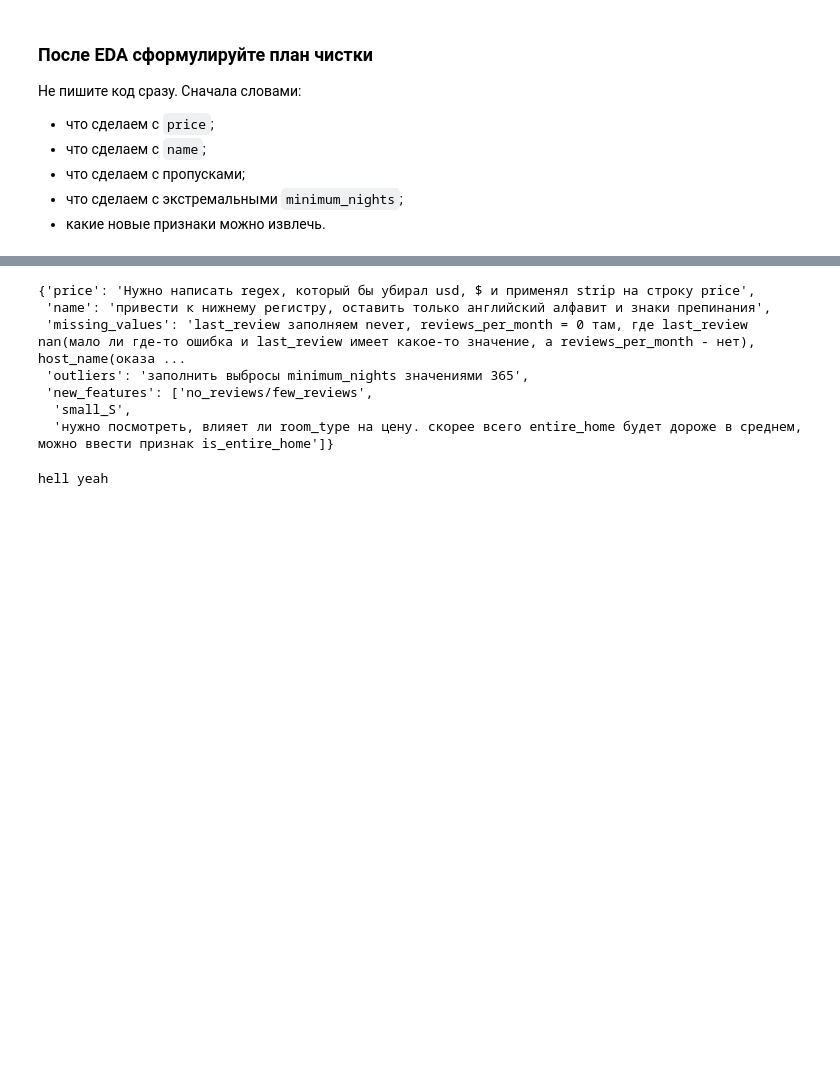
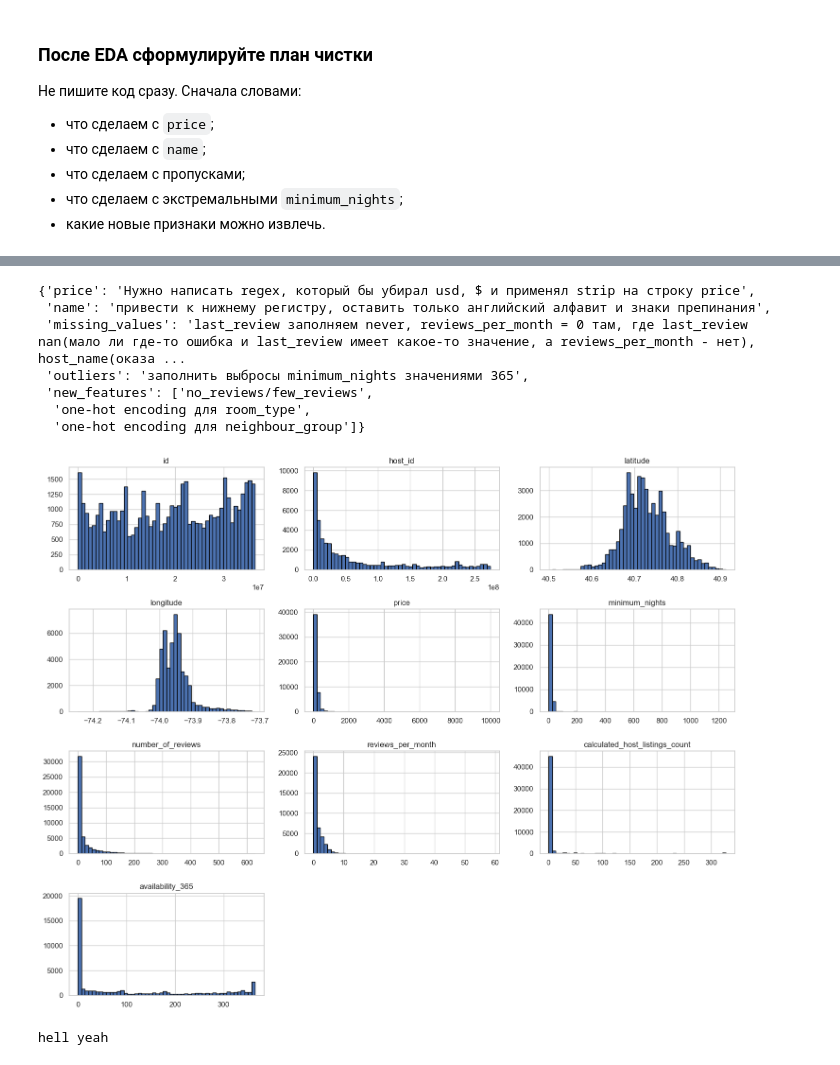
Before and after one commit to VitalyKalinsky/ML-studying, a Jupyter notebook: Linear regression/lecture_2_linear_vs_logistic_student_workbook.ipynb, the cells around one changed output, grey strips where cells are left out. Drawn from its saved outputs; the diff is of its cells as text; code cells hidden in the pictures; blank space fills up the shorter version.

```diff
--- a/Linear regression/lecture_2_linear_vs_logistic_student_workbook.ipynb
+++ b/Linear regression/lecture_2_linear_vs_logistic_student_workbook.ipynb
@@ -458,8 +452,7 @@ cleaning_plan = {
     "outliers": "заполнить выбросы minimum_nights значениями 365",
     "new_features": [
         "no_reviews/few_reviews",
-        "small_S",
-        "нужно посмотреть, влияет ли room_type на цену. скорее всего entire_home будет дороже в среднем, можно ввести признак is_entire_home",
+        "one-hot encoding для room_type",
         "one-hot encoding для neighbour_group"
     ],
 }
@@ -471,8 +464,8 @@ cleaning_plan
  'missing_values': 'last_review заполняем never, reviews_per_month = 0 там, где last_review nan(мало ли где-то ошибка и last_review имеет какое-то значение, а reviews_per_month - нет), host_name(оказа ...
  'outliers': 'заполнить выбросы minimum_nights значениями 365',
  'new_features': ['no_reviews/few_reviews',
-  'small_S',
-  'нужно посмотреть, влияет ли room_type на цену. скорее всего entire_home будет дороже в среднем, можно ввести признак is_entire_home']}
+  'one-hot encoding для room_type',
+  'one-hot encoding для neighbour_group']}
 # %%
 # TODO 4. Очистите данные.
 # Идеи, которые можно использовать:
@@ -517 +504,8 @@ airbnb_imp["price"] = (airbnb_imp["price"]
+# %%
+airbnb_imp.hist(figsize=(15, 12), bins=50, edgecolor="black")
+
+plt.tight_layout()
+plt.show()
+# %% [output]
+[figure, added]
 # %%
```
Also changed, not shown: parts of 36 cells of this notebook, 1 other file.
